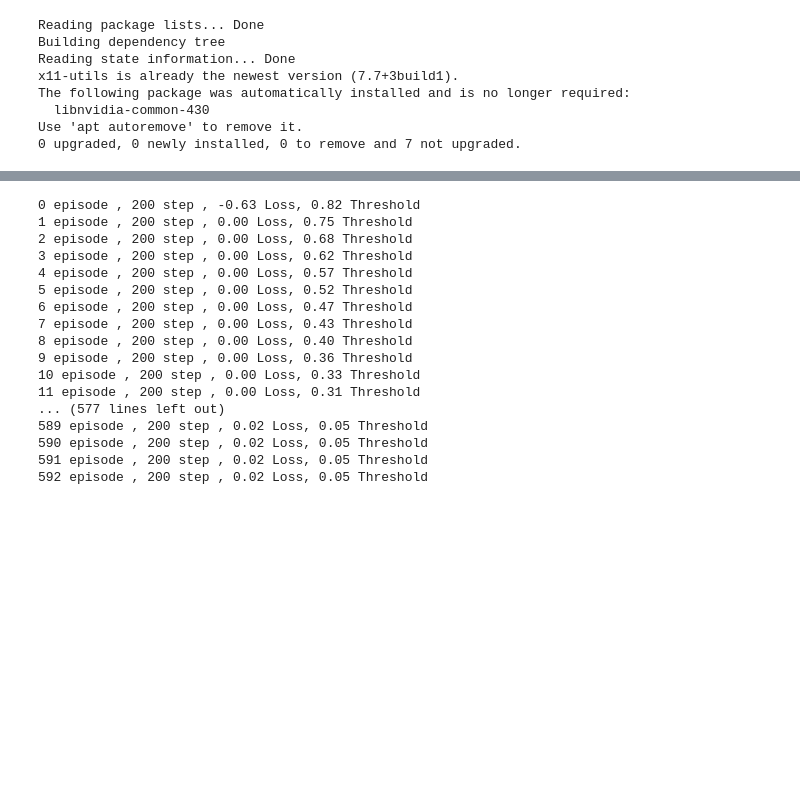
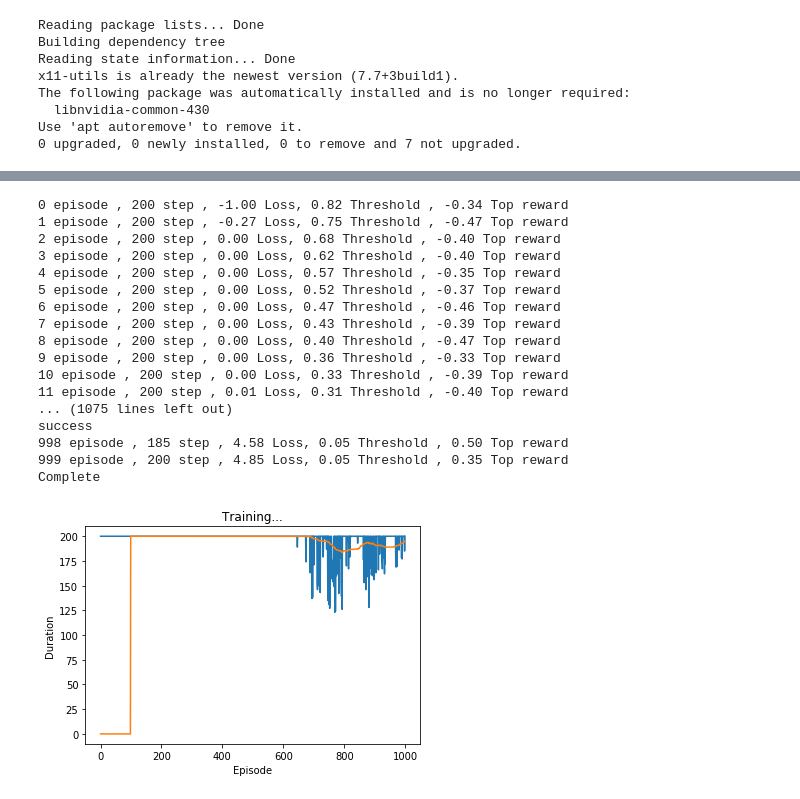
Before and after one commit to gomyk/NNStudy, a Jupyter notebook: [RL][QN][MW] MountainCar-v0 .ipynb, the cells around one changed output, grey strips where cells are left out. Drawn from its saved outputs; the diff is of its cells as text; code cells hidden in the pictures; blank space fills up the shorter version.

Commit message:
Success at 800 epoch , fine tuning needed

```diff
--- a/[RL][QN][MW] MountainCar-v0 .ipynb
+++ b/[RL][QN][MW] MountainCar-v0 .ipynb
@@ -73,7 +73,7 @@ class ReplayMemory(object):
     def __len__(self):
         return len(self.memory)
 # %%
-HIDDEN_SIZE = 256
+HIDDEN_SIZE = 128
 class DQN_custom(nn.Module):
 
     def __init__(self, obs_size, outputs):
@@ -98,6 +98,6 @@ plt.show()
 # %%
-BATCH_SIZE = 128
-GAMMA = 0.999
+BATCH_SIZE = 256
+GAMMA = 0.99
 EPS_START = 0.9
 EPS_END = 0.05
 EPS_DECAY = 2000
@@ -201,12 +201,12 @@ def optimize_model():
     expected_state_action_values = (next_state_values * GAMMA) + reward_batch
 
     # Huber 손실 계산
-    loss = F.smooth_l1_loss(state_action_values, expected_state_action_values.unsqueeze(1))
+    loss = F.mse_loss(state_action_values, expected_state_action_values.unsqueeze(1))
     # 모델 최적화
     optimizer.zero_grad()
     loss.backward()
-    for param in policy_net.parameters():
-        param.grad.data.clamp_(-1, 1)
+    #for param in policy_net.parameters():
+    #    param.grad.data.clamp_(-1, 1)
     optimizer.step()
     return loss.cpu().data.numpy()
 # %%
@@ -216,62 +216,66 @@ for i_episode in range(num_episodes):
     obv = env.reset()
     total_loss = 0
     global steps_done
+    top_reward = -1
     for t in count():
         # 행동 선택과 수행
         action = select_action(obv)
         next_obv, reward, done, _ = env.step(action.item())
-        reward  = 0.5 + obv[0]
-        if reward > 1 :
-          reward += 1
+        reward  = obv[0]
+        if reward > top_reward:
+          top_reward = reward
         if done :
           if t != 199:
+            reward += 100
             print('success')
         reward = torch.tensor([reward], device=device)
 
         if not done:
           next_state = torch.FloatTensor([next_obv])
         else:
           next_state = None
         # 메모리에 변이 저장
         assert obv is not None
         memory.push(torch.FloatTensor([obv]), action, next_state, reward)
 
         # 다음 상태로 이동
         obv = next_obv
 
         # 최적화 한단계 수행(목표 네트워크에서)
         total_loss += optimize_model()
         if done:
             E = eps_threshold = EPS_END + (EPS_START - EPS_END) * \
             math.exp(-1. * steps_done / EPS_DECAY)
             episode_durations.append(t + 1)
-            print('%d episode , %d step , %.2f Loss, %.2f Threshold'%(i_episode,t+1,total_loss/(t+1),E))
+            print('%d episode , %d step , %.2f Loss, %.2f Threshold , %.2f Top reward'%(i_episode,t+1,total_loss/(t+1),E, top_reward))
             plot_durations()
             total_loss = 0
+            top_reward = 0
             break
     #목표 네트워크 업데이트, 모든 웨이트와 바이어스 복사
     if i_episode % TARGET_UPDATE == 0:
         target_net.load_state_dict(policy_net.state_dict())
 
 print('Complete')
 env.render()
 env.close()
 plt.show()
 # %% [output]
-0 episode , 200 step , -0.63 Loss, 0.82 Threshold
-1 episode , 200 step , 0.00 Loss, 0.75 Threshold
-2 episode , 200 step , 0.00 Loss, 0.68 Threshold
-3 episode , 200 step , 0.00 Loss, 0.62 Threshold
-4 episode , 200 step , 0.00 Loss, 0.57 Threshold
-5 episode , 200 step , 0.00 Loss, 0.52 Threshold
-6 episode , 200 step , 0.00 Loss, 0.47 Threshold
-7 episode , 200 step , 0.00 Loss, 0.43 Threshold
-8 episode , 200 step , 0.00 Loss, 0.40 Threshold
-9 episode , 200 step , 0.00 Loss, 0.36 Threshold
-10 episode , 200 step , 0.00 Loss, 0.33 Threshold
-11 episode , 200 step , 0.00 Loss, 0.31 Threshold
-... (577 lines left out)
-589 episode , 200 step , 0.02 Loss, 0.05 Threshold
-590 episode , 200 step , 0.02 Loss, 0.05 Threshold
-591 episode , 200 step , 0.02 Loss, 0.05 Threshold
-592 episode , 200 step , 0.02 Loss, 0.05 Threshold
+0 episode , 200 step , -1.00 Loss, 0.82 Threshold , -0.34 Top reward
+1 episode , 200 step , -0.27 Loss, 0.75 Threshold , -0.47 Top reward
+2 episode , 200 step , 0.00 Loss, 0.68 Threshold , -0.40 Top reward
+3 episode , 200 step , 0.00 Loss, 0.62 Threshold , -0.40 Top reward
+4 episode , 200 step , 0.00 Loss, 0.57 Threshold , -0.35 Top reward
+5 episode , 200 step , 0.00 Loss, 0.52 Threshold , -0.37 Top reward
+6 episode , 200 step , 0.00 Loss, 0.47 Threshold , -0.46 Top reward
+7 episode , 200 step , 0.00 Loss, 0.43 Threshold , -0.39 Top reward
+8 episode , 200 step , 0.00 Loss, 0.40 Threshold , -0.47 Top reward
+9 episode , 200 step , 0.00 Loss, 0.36 Threshold , -0.33 Top reward
+10 episode , 200 step , 0.00 Loss, 0.33 Threshold , -0.39 Top reward
+11 episode , 200 step , 0.01 Loss, 0.31 Threshold , -0.40 Top reward
+... (1075 lines left out)
+success
+998 episode , 185 step , 4.58 Loss, 0.05 Threshold , 0.50 Top reward
+999 episode , 200 step , 4.85 Loss, 0.05 Threshold , 0.35 Top reward
+Complete
+[figure, added]
```
Also changed, not shown: parts of 1 cell of this notebook.
